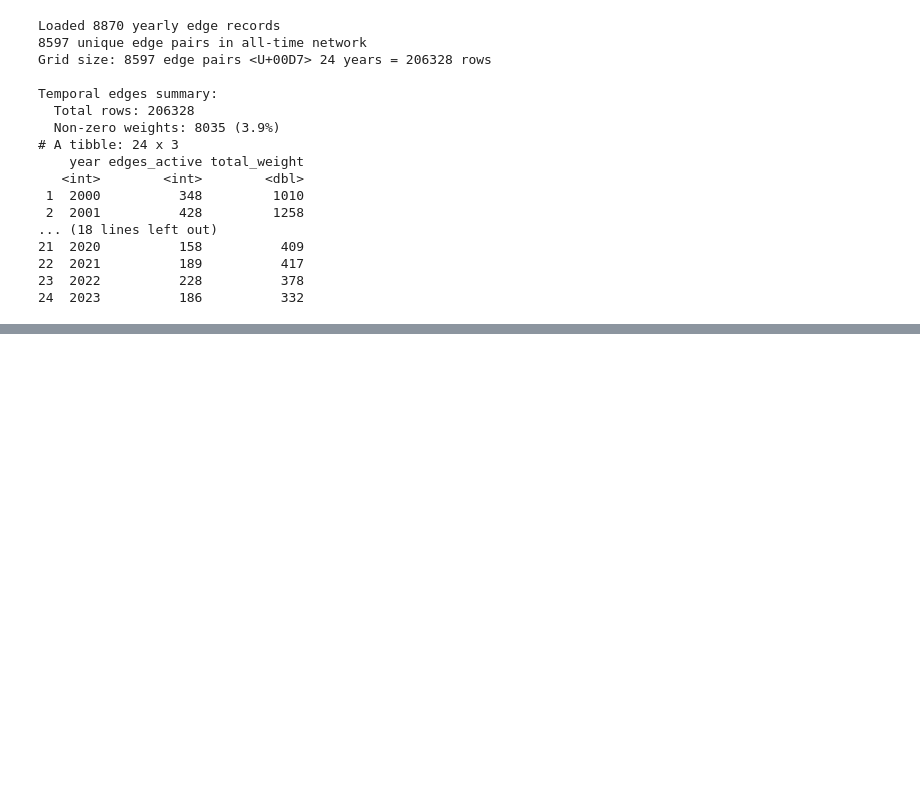
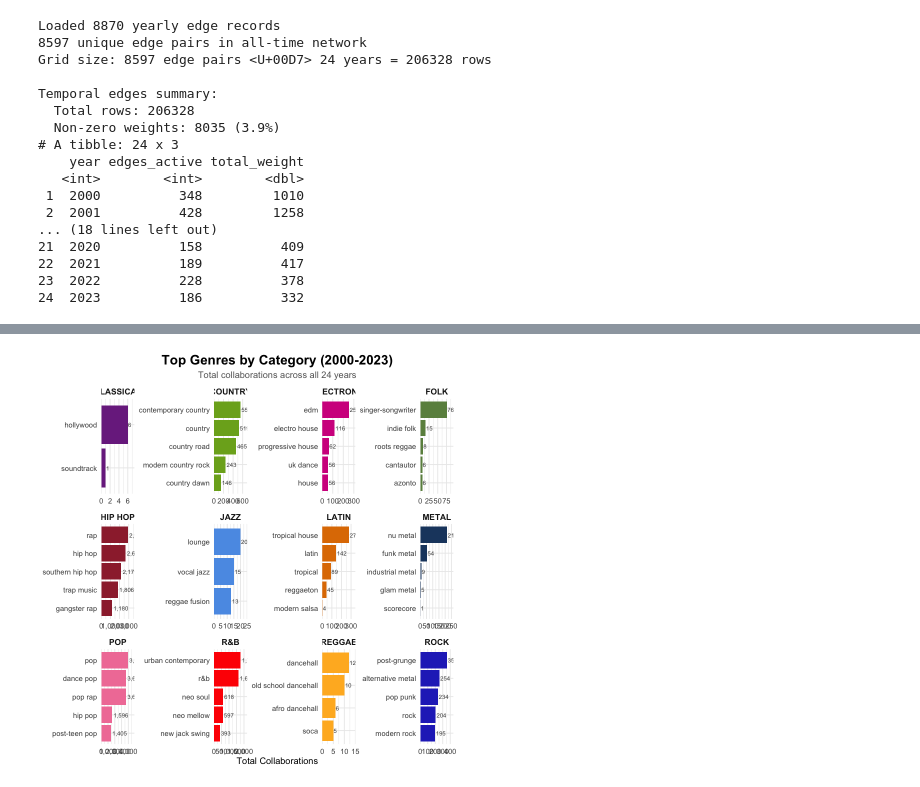
Before and after one commit to klorine28/datasci-vis, a Jupyter notebook: analysis and vizualisation/analysis/genre_analysis.ipynb, the cells around one changed output, grey strips where cells are left out. Drawn from its saved outputs; the diff is of its cells as text; code cells hidden in the pictures; blank space fills up the shorter version.

```diff
--- a/analysis and vizualisation/analysis/genre_analysis.ipynb
+++ b/analysis and vizualisation/analysis/genre_analysis.ipynb
@@ -404,13 +401,0 @@ Saved genre_network_evolution_key_years.png
-# %%
-# Export all years for animation - circular layout with "pop" at center
-dir.create('../../outputs/genre_network/genre_snapshots_yearly', showWarnings = FALSE, recursive = TRUE)
-
-for (yr in 2000:2023) {
-  p <- create_year_network_circular(yr)
-  if (!is.null(p)) {
-    ggsave(sprintf('../../outputs/genre_network/genre_snapshots_yearly/network_%d.png', yr),
-           p, width = 12, height = 12, dpi = 150, bg = 'white')
-    cat(sprintf('%d ', yr))
-  }
-}
-cat('\nDone - Circular layout snapshots exported\n')
@@ -618,0 +668,11 @@ Exported: genre_network_nodes_gephi.csv
+# %%
+# Total collaborations across all years (2000-2023)
+genre_totals <- temporal_edges %>% filter(weight > 0) %>%
+  pivot_longer(cols = c(from, to), names_to = "role", values_to = "genre") %>%
+  group_by(genre) %>% summarize(total_collaborations = sum(weight), .groups = 'drop') %>%
+  left_join(nodes %>% select(name, macro_genre), by = c('genre' = 'name')) %>%
+  filter(!is.na(macro_genre), macro_genre != 'OTHER') %>%
+  arrange(desc(total_collaborations))
+
+cat(sprintf('Analyzed %d genres\n', nrow(genre_totals)))
+genre_totals %>% head(20)
@@ -618,0 +700,19 @@ Exported: genre_network_nodes_gephi.csv
+# %%
+# Top genres by category
+top5_by_macro <- genre_totals %>% group_by(macro_genre) %>%
+  slice_max(order_by = total_collaborations, n = 5, with_ties = FALSE) %>% ungroup()
+
+p_by_category <- ggplot(top5_by_macro, aes(x = reorder(genre, total_collaborations), y = total_collaborations, fill = macro_genre)) +
+  geom_col(show.legend = FALSE) +
+  geom_text(aes(label = scales::comma(total_collaborations)), hjust = -0.1, size = 2.5, color = "gray30") +
+  coord_flip() + facet_wrap(~macro_genre, scales = "free", ncol = 4) +
+  scale_fill_manual(values = macro_genre_colors) +
+  scale_y_continuous(labels = scales::comma, expand = expansion(mult = c(0, 0.25))) +
+  labs(title = "Top Genres by Category (2000-2023)", subtitle = "Total collaborations across all 24 years", x = NULL, y = "Total Collaborations") +
+  theme_minimal() + theme(plot.title = element_text(hjust = 0.5, size = 16, face = "bold"),
+    plot.subtitle = element_text(hjust = 0.5, size = 11, color = "gray40"), strip.text = element_text(face = "bold", size = 10))
+
+ggsave('../../outputs/genre_network/top_genres_by_category.png', p_by_category, width = 16, height = 14, dpi = 300, bg = 'white')
+print(p_by_category)
+# %% [output]
+[figure, added]
```
Also changed, not shown: parts of 12 cells of this notebook, 30 other files.
